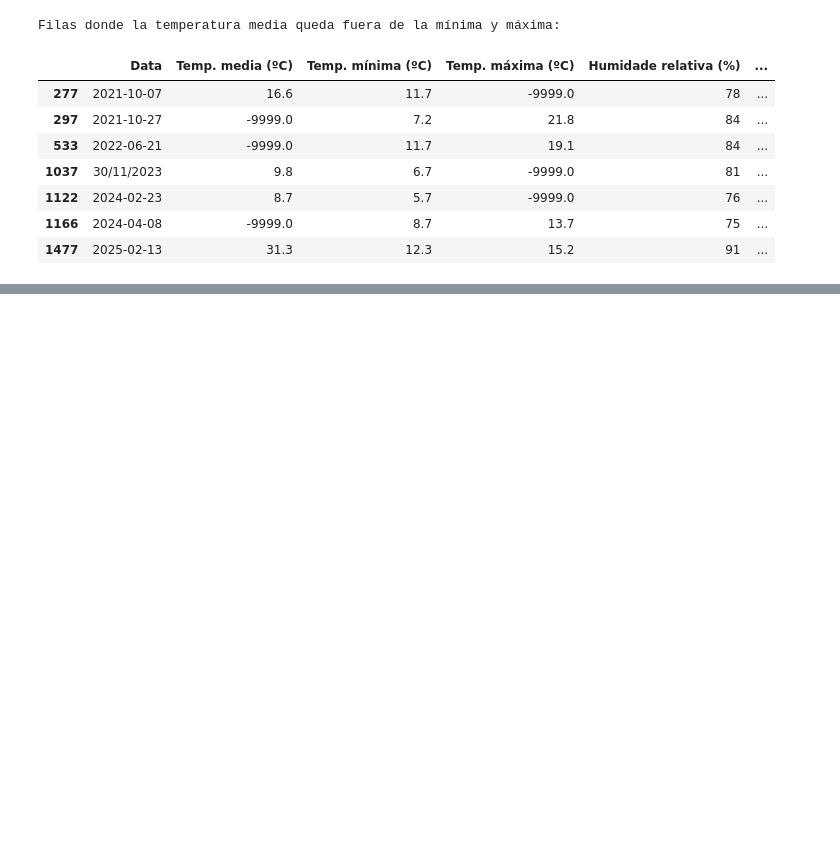
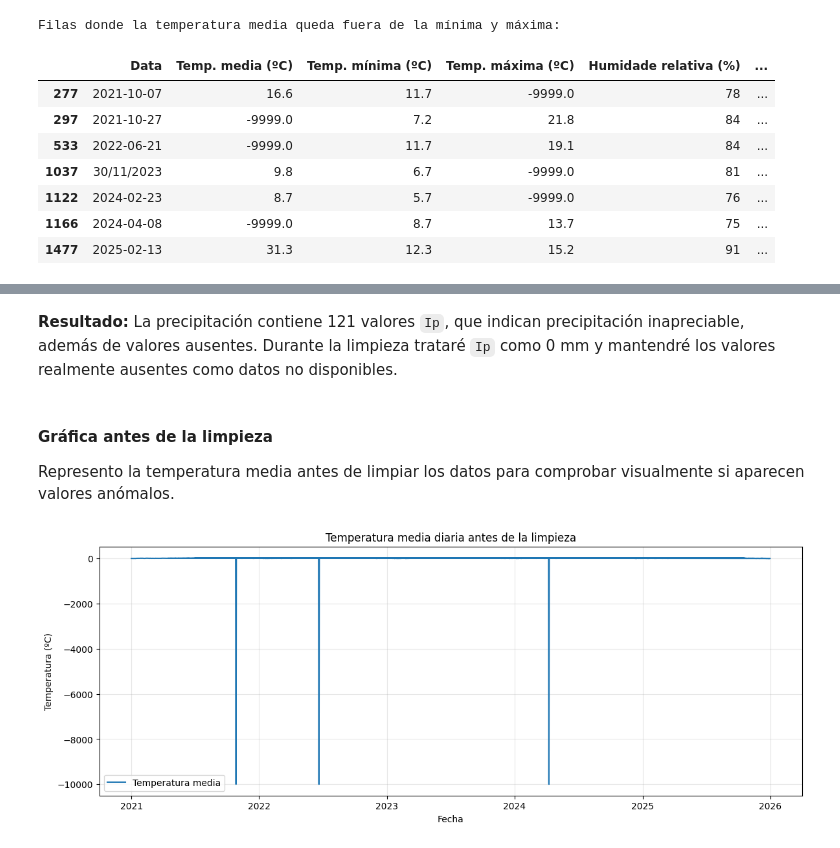
Before and after one commit to paulavargas9/p1-que-tempo-fixo, a Jupyter notebook: notebooks/01_pipeline_meteorologico.ipynb, the cells around one changed output, grey strips where cells are left out. Drawn from its saved outputs; the diff is of its cells as text; code cells hidden in the pictures; blank space fills up the shorter version.

```diff
--- a/notebooks/01_pipeline_meteorologico.ipynb
+++ b/notebooks/01_pipeline_meteorologico.ipynb
@@ -281,0 +204,15 @@ Fechas distintas: 1799
+# %%
+# Revisar los formatos de fecha presentes en el archivo original
+
+fechas_texto = df["Data"].astype(str).str.strip()
+
+formato_iso = fechas_texto.str.fullmatch(r"\d{4}-\d{2}-\d{2}")
+formato_ddmmyyyy = fechas_texto.str.fullmatch(r"\d{2}/\d{2}/\d{4}")
+
+print("Total de filas:", len(df))
+print("Fechas con formato YYYY-MM-DD:", formato_iso.sum())
+print("Fechas con formato DD/MM/YYYY:", formato_ddmmyyyy.sum())
+print("Fechas con otro formato:", (~(formato_iso | formato_ddmmyyyy)).sum())
+
+print("\nFechas con formato DD/MM/YYYY:")
+display(df.loc[formato_ddmmyyyy, ["Data"]])
@@ -344,0 +547,26 @@ Filas donde la temperatura media queda fuera de la mínima y máxima:
+# %% [markdown]
+**Resultado:** La precipitación contiene 121 valores `Ip`, que indican precipitación inapreciable, además de valores ausentes. Durante la limpieza trataré `Ip` como 0 mm y mantendré los valores realmente ausentes como datos no disponibles.
+# %% [markdown]
+#### Gráfica antes de la limpieza
+
+Represento la temperatura media antes de limpiar los datos para comprobar visualmente si aparecen valores anómalos.
+# %%
+# Gráfica antes de la limpieza para detectar valores anómalos
+
+plt.figure(figsize=(14, 5))
+
+plt.plot(
+    df["Fecha"],
+    df["Temp. media (ºC)"],
+    label="Temperatura media"
+)
+
+plt.title("Temperatura media diaria antes de la limpieza")
+plt.xlabel("Fecha")
+plt.ylabel("Temperatura (ºC)")
+plt.legend()
+plt.grid(alpha=0.3)
+
+plt.show()
+# %% [output]
+[figure, added]
```
Also changed, not shown: parts of 87 cells of this notebook, 5 other files.
